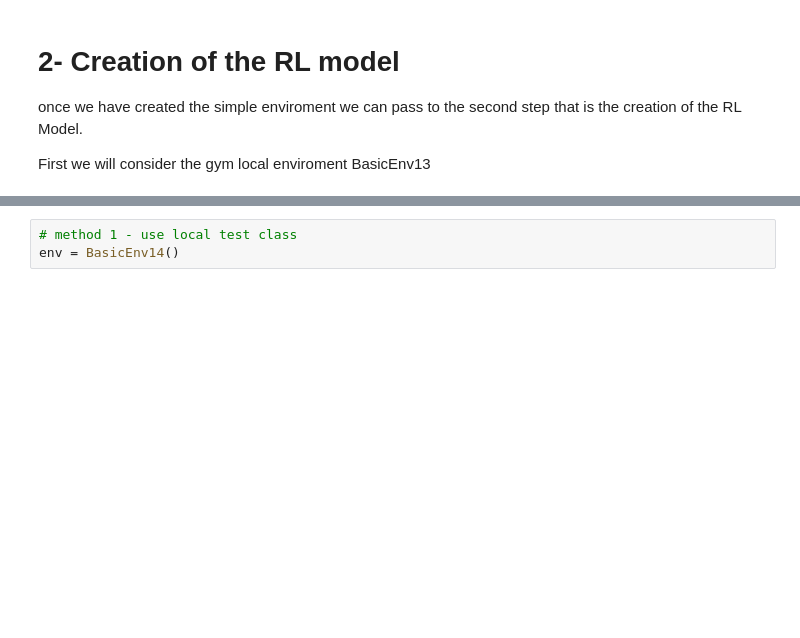
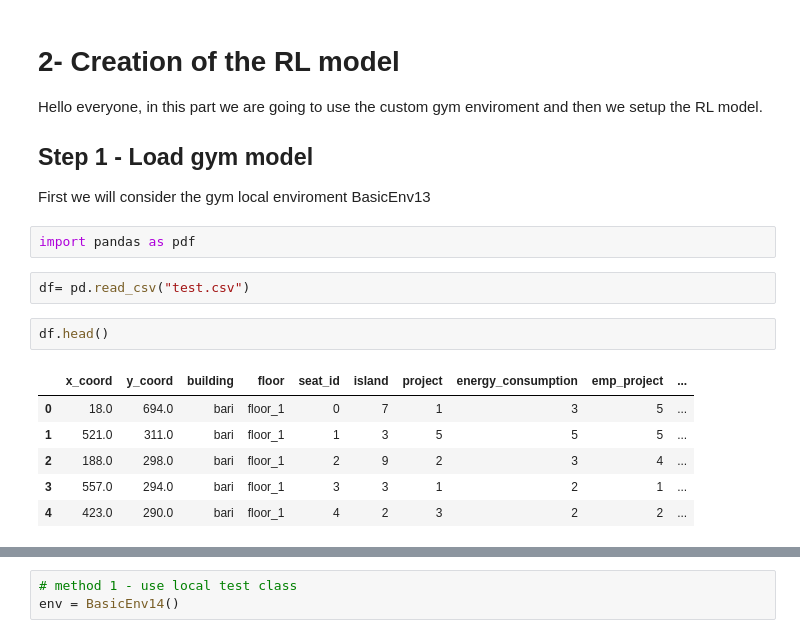
Before and after one commit to ruslanmv/How-to-create-custom-Reinforcement-Learning-environment, a Jupyter notebook: custom_game/gym-basic/2-Creation-RL.ipynb, the cells around one changed output, grey strips where cells are left out. Cells and saved outputs as stored; diff of their text form; blank space fills up the shorter version.

```diff
--- a/custom_game/gym-basic/2-Creation-RL.ipynb
+++ b/custom_game/gym-basic/2-Creation-RL.ipynb
@@ -1,8 +1,25 @@
 # %% [markdown]
 # 2- Creation of the RL model
-once we have created the simple enviroment we can pass to the second step that is the creation of the RL Model.
+
+
+Hello everyone, in this part we are going to use the custom gym enviroment and then we setup the RL model.
+
+## Step 1 - Load gym model
 
 First we will consider the gym local enviroment BasicEnv13
+# %%
+import pandas as pdf
+# %%
+df= pd.read_csv("test.csv")
+# %%
+df.head()
+# %% [output]
+|  | x_coord | y_coord | building | floor | seat_id | island | project | energy_consumption | emp_project | ... |
+| 0 | 18.0 | 694.0 | bari | floor_1 | 0 | 7 | 1 | 3 | 5 | ... |
+| 1 | 521.0 | 311.0 | bari | floor_1 | 1 | 3 | 5 | 5 | 5 | ... |
+| 2 | 188.0 | 298.0 | bari | floor_1 | 2 | 9 | 2 | 3 | 4 | ... |
+| 3 | 557.0 | 294.0 | bari | floor_1 | 3 | 3 | 1 | 2 | 1 | ... |
+| 4 | 423.0 | 290.0 | bari | floor_1 | 4 | 2 | 3 | 2 | 2 | ... |
 # %%
 import gym
 from gym import spaces
```
Also changed, not shown: parts of 12 cells of this notebook, 3 other files.
